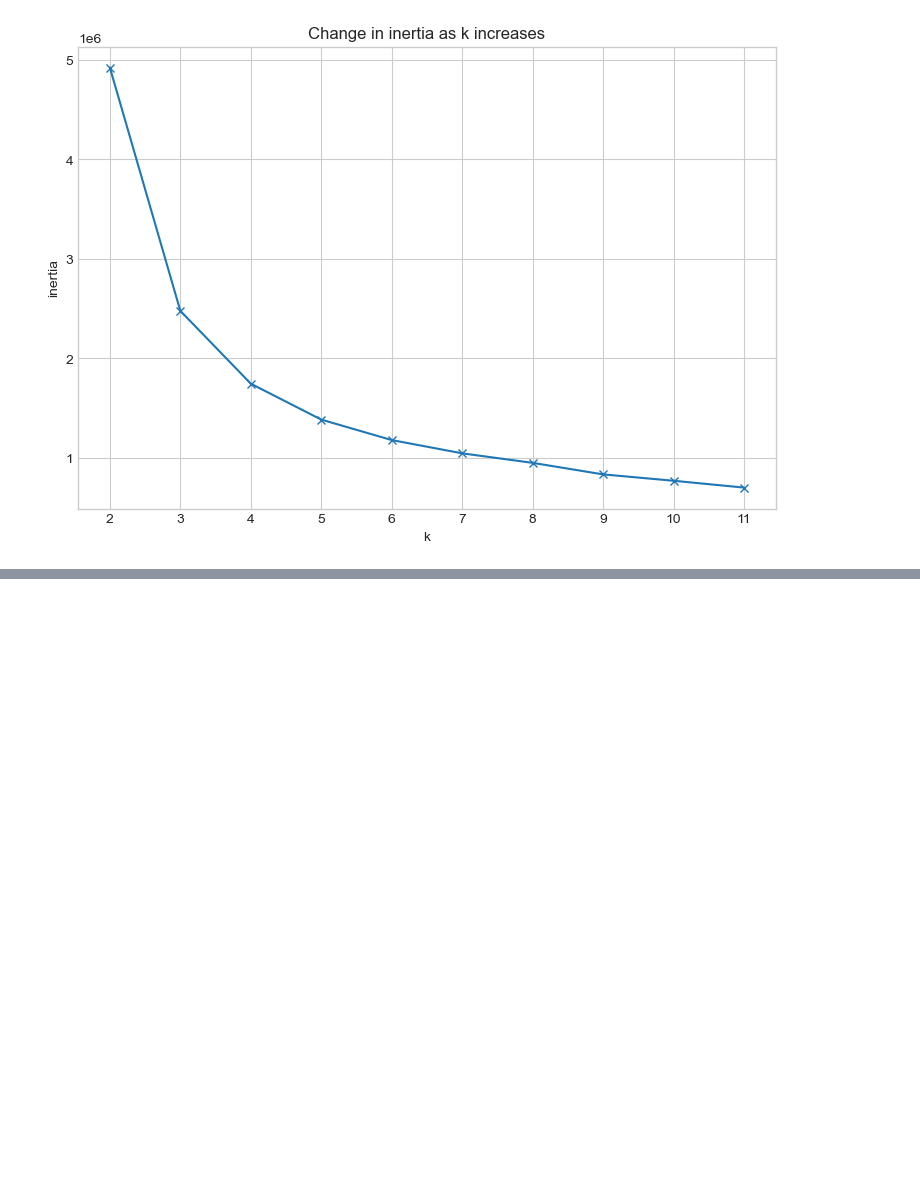
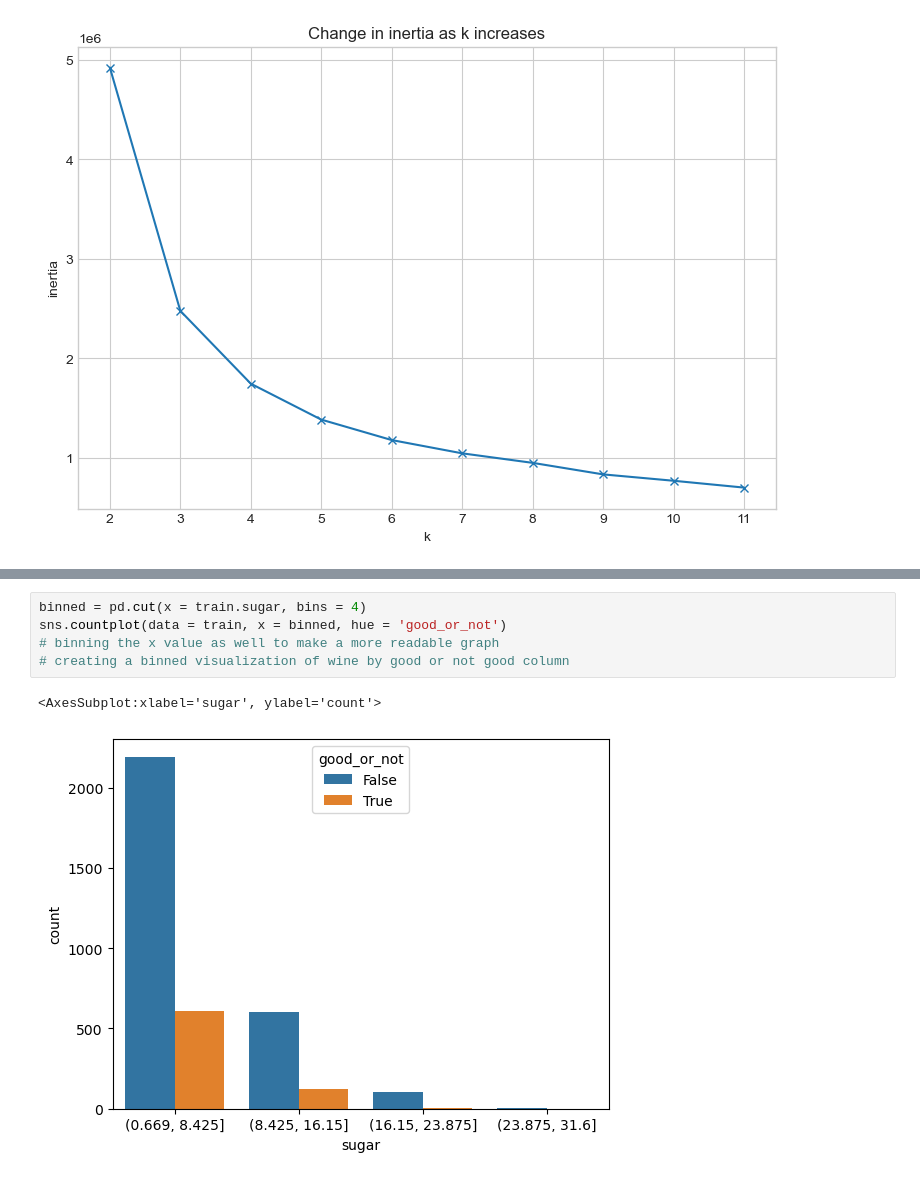
Before and after one commit to Fine-Wine/clustering-project-wine, a Jupyter notebook: test.ipynb, the cells around one changed output, grey strips where cells are left out. Drawn from its saved outputs; the diff is of its cells as text; blank space fills up the shorter version.

```diff
--- a/test.ipynb
+++ b/test.ipynb
@@ -347,0 +391,8 @@ creating a binned visualization of wine by good or not good column
+# %%
+binned = pd.cut(x = train.sugar, bins = 4)
+sns.countplot(data = train, x = binned, hue = 'good_or_not')
+# binning the x value as well to make a more readable graph
+# creating a binned visualization of wine by good or not good column
+# %% [output]
+<AxesSubplot:xlabel='sugar', ylabel='count'>
+[figure, added]
```
Also changed, not shown: parts of 32 cells of this notebook.
